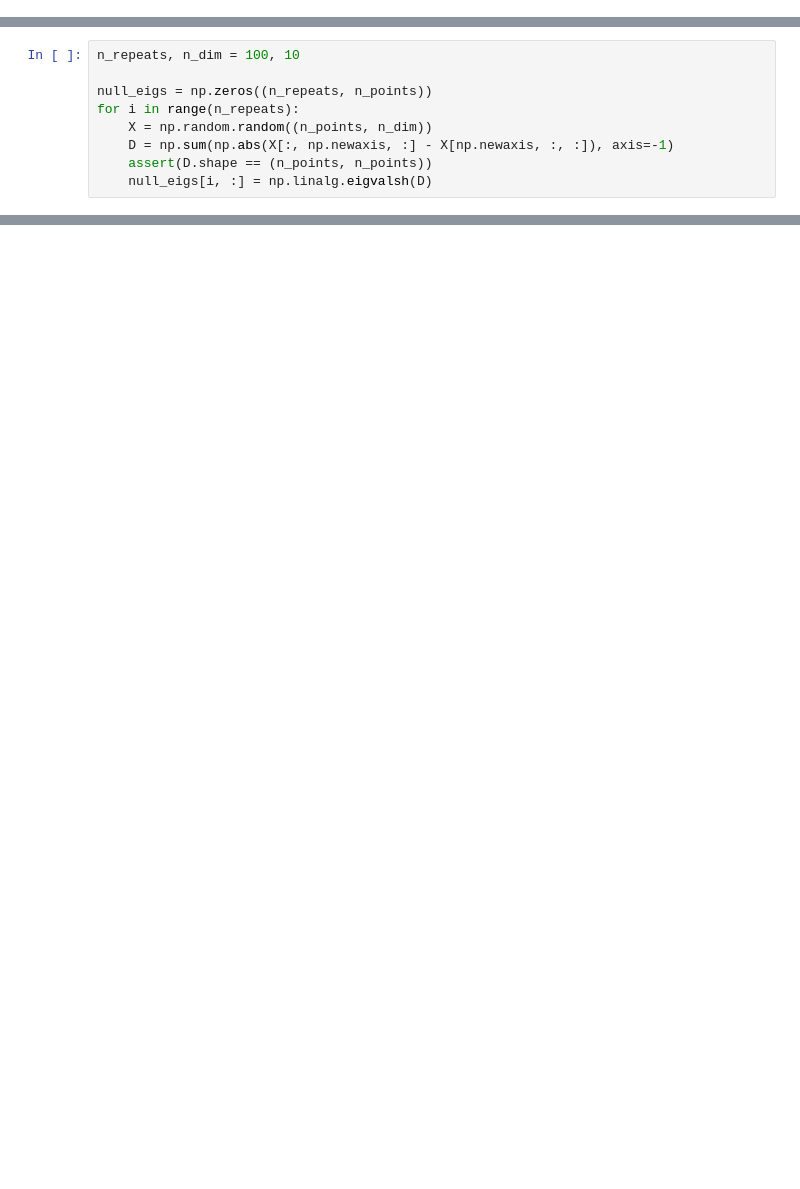
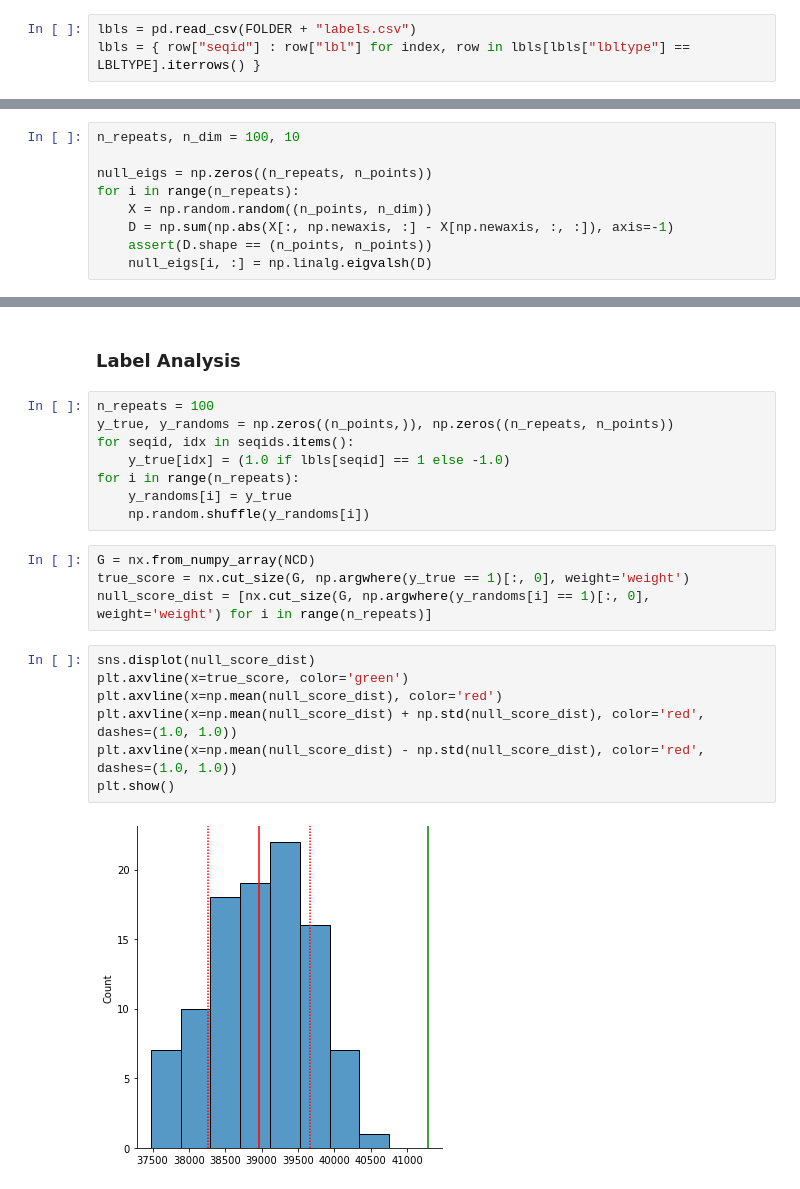
Before and after one commit to samuelbarrett1234/csproject, a Jupyter notebook: Spectral Analysis of Distance Matrices.ipynb, the cells around one changed output, grey strips where cells are left out. Cells and saved outputs as stored; diff of their text form; blank space fills up the shorter version.

```diff
--- a/Spectral Analysis of Distance Matrices.ipynb
+++ b/Spectral Analysis of Distance Matrices.ipynb
@@ -31 +26,4 @@ lbls = { row["seqid"] : row["lbl"] for index, row in lbls.iterrows() }
+# %%
+lbls = pd.read_csv(FOLDER + "labels.csv")
+lbls = { row["seqid"] : row["lbl"] for index, row in lbls[lbls["lbltype"] == LBLTYPE].iterrows() }
 # %%
@@ -114,0 +115,23 @@ plt.show()
+# %% [markdown]
+### Label Analysis
+# %%
+n_repeats = 100
+y_true, y_randoms = np.zeros((n_points,)), np.zeros((n_repeats, n_points))
+for seqid, idx in seqids.items():
+    y_true[idx] = (1.0 if lbls[seqid] == 1 else -1.0)
+for i in range(n_repeats):
+    y_randoms[i] = y_true
+    np.random.shuffle(y_randoms[i])
+# %%
+G = nx.from_numpy_array(NCD)
+true_score = nx.cut_size(G, np.argwhere(y_true == 1)[:, 0], weight='weight')
+null_score_dist = [nx.cut_size(G, np.argwhere(y_randoms[i] == 1)[:, 0], weight='weight') for i in range(n_repeats)]
+# %%
+sns.displot(null_score_dist)
+plt.axvline(x=true_score, color='green')
+plt.axvline(x=np.mean(null_score_dist), color='red')
+plt.axvline(x=np.mean(null_score_dist) + np.std(null_score_dist), color='red', dashes=(1.0, 1.0))
+plt.axvline(x=np.mean(null_score_dist) - np.std(null_score_dist), color='red', dashes=(1.0, 1.0))
+plt.show()
+# %% [output]
+[figure, added]
```
Also changed, not shown: parts of 17 cells of this notebook, 1 other file.
